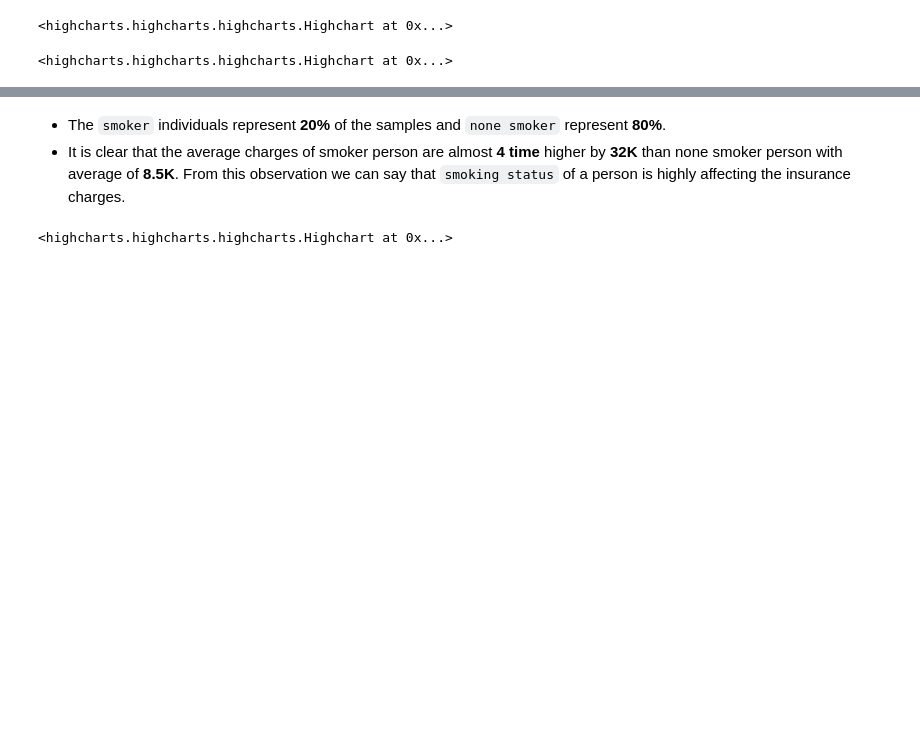
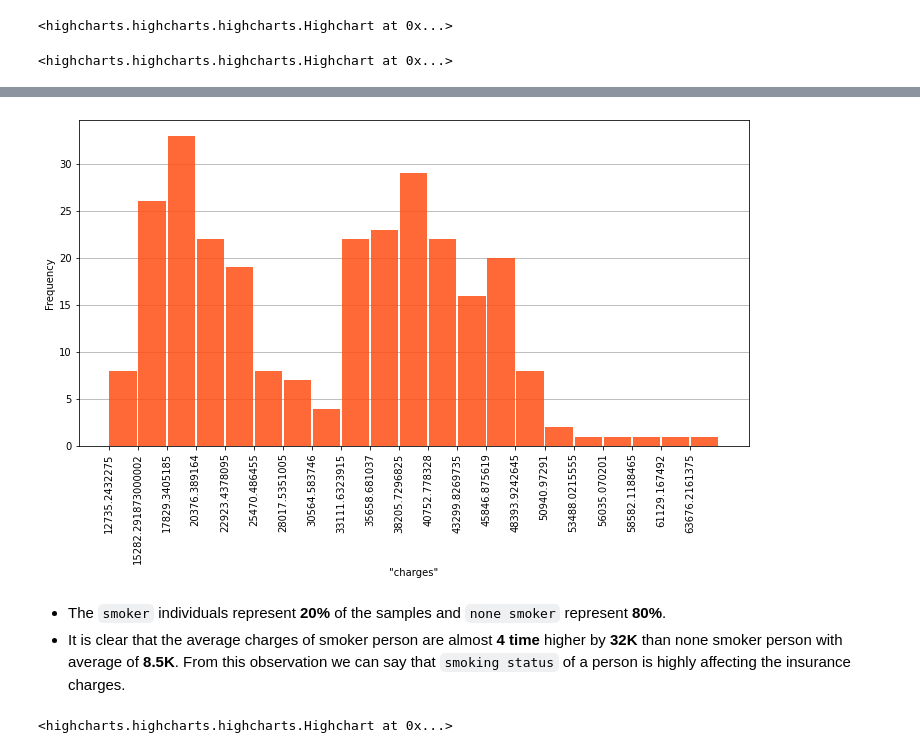
Before and after one commit to zaboura/VerticaPy, a Jupyter notebook: Health Insurance Analysis.ipynb, the cells around one changed output, grey strips where cells are left out. Drawn from its saved outputs; the diff is of its cells as text; code cells hidden in the pictures; blank space fills up the shorter version.

```diff
--- a/Health Insurance Analysis.ipynb
+++ b/Health Insurance Analysis.ipynb
@@ -218,3 +243,12 @@ insurance_data.hchart(x="smoker_status",
+# %%
+# distribution of charges of smokers
+ax = insurance_data[insurance_data['smoker_status']
+                    == 'smoker']['charges'].hist(method="count",
+                                                 nbins=20,
+                                                 h=5,
+                                                 color='#FE5016')
+# %% [output]
+[figure, added]
 # %% [markdown]
 * The `smoker` individuals represent __20%__ of the samples and `none smoker` represent __80%__.
 * It is clear that the average charges of smoker person are almost __4 time__ higher by __32K__ than none smoker person with average of __8.5K__. From this observation we can say that `smoking status` of a person is highly affecting the insurance charges.
```
Also changed, not shown: parts of 27 cells of this notebook.
